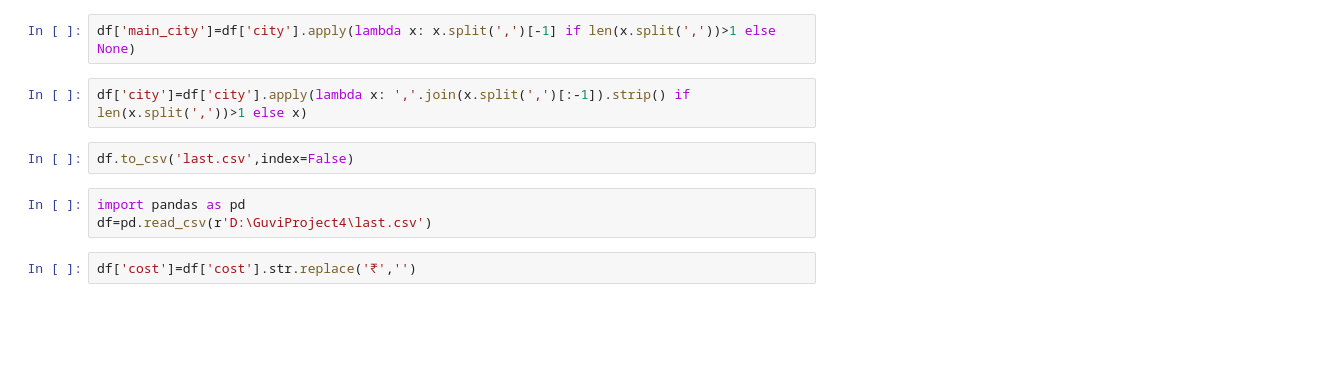
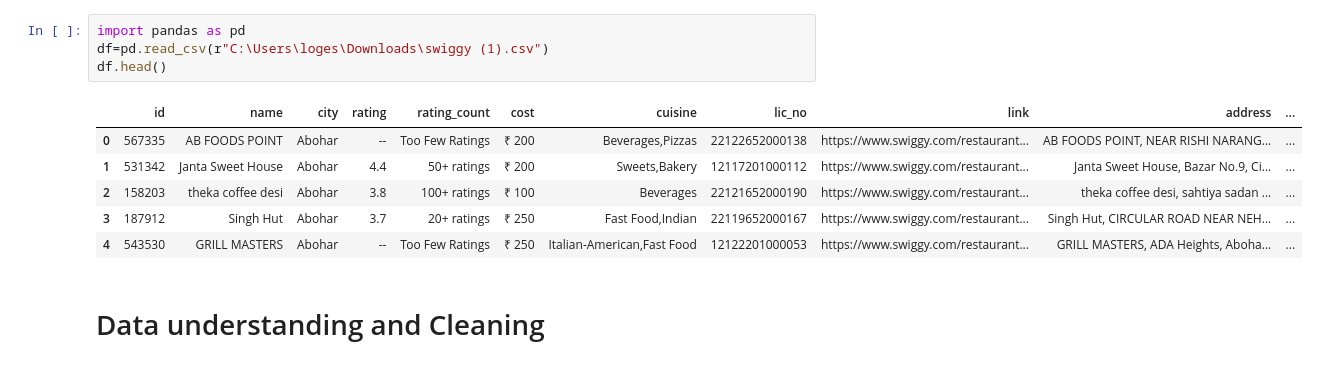
Before and after one commit to logeshwaranb1106/Swiggy-s-Restaurant-Recommendation-System-using-Streamlit, a Jupyter notebook: swiggy.ipynb, the cells around one changed output. Cells and saved outputs as stored; diff of their text form; blank space fills up the shorter version.

```diff
--- a/swiggy.ipynb
+++ b/swiggy.ipynb
@@ -80,11 +1,13 @@ df.head()
-# %%
-df['main_city']=df['city'].apply(lambda x: x.split(',')[-1] if len(x.split(','))>1 else None)
-# %%
-df['city']=df['city'].apply(lambda x: ','.join(x.split(',')[:-1]).strip() if len(x.split(','))>1 else x)
-# %%
-df.to_csv('last.csv',index=False)
-# %%
-import pandas as pd
-df=pd.read_csv(r'D:\GuviProject4\last.csv')
-# %%
-df['cost']=df['cost'].str.replace('₹','')
+# %%
+import pandas as pd
+df=pd.read_csv(r"C:\Users\loges\Downloads\swiggy (1).csv")
+df.head()
+# %% [output]
+|  | id | name | city | rating | rating_count | cost | cuisine | lic_no | link | address | ... |
+| 0 | 567335 | AB FOODS POINT | Abohar | -- | Too Few Ratings | ₹ 200 | Beverages,Pizzas | 22122652000138 | https://www.swiggy.com/restaurant... | AB FOODS POINT, NEAR RISHI NARANG... | ... |
+| 1 | 531342 | Janta Sweet House | Abohar | 4.4 | 50+ ratings | ₹ 200 | Sweets,Bakery | 12117201000112 | https://www.swiggy.com/restaurant... | Janta Sweet House, Bazar No.9, Ci... | ... |
+| 2 | 158203 | theka coffee desi | Abohar | 3.8 | 100+ ratings | ₹ 100 | Beverages | 22121652000190 | https://www.swiggy.com/restaurant... | theka coffee desi, sahtiya sadan ... | ... |
+| 3 | 187912 | Singh Hut | Abohar | 3.7 | 20+ ratings | ₹ 250 | Fast Food,Indian | 22119652000167 | https://www.swiggy.com/restaurant... | Singh Hut, CIRCULAR ROAD NEAR NEH... | ... |
+| 4 | 543530 | GRILL MASTERS | Abohar | -- | Too Few Ratings | ₹ 250 | Italian-American,Fast Food | 12122201000053 | https://www.swiggy.com/restaurant... | GRILL MASTERS, ADA Heights, Aboha... | ... |
+# %% [markdown]
+# Data understanding and Cleaning
```
Also changed, not shown: parts of 129 cells of this notebook.
